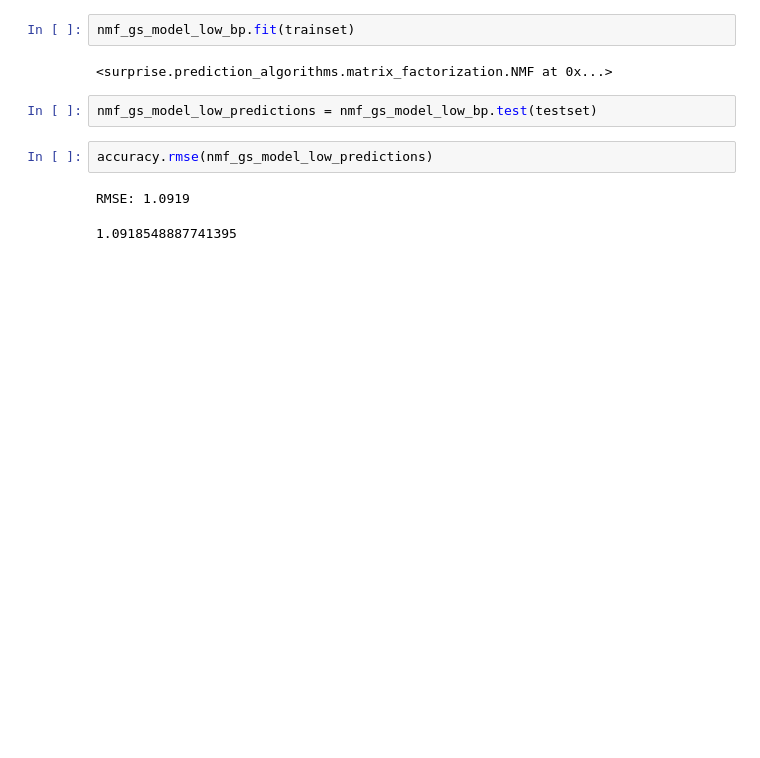
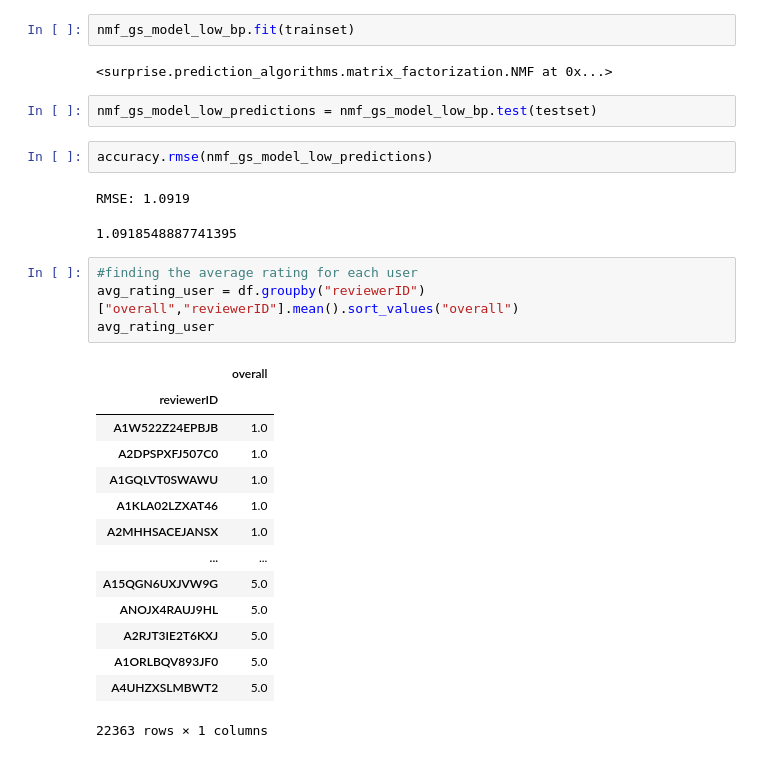
Before and after one commit to zander1268/Recommendation-Systems, a Jupyter notebook: meg_notebook.ipynb, the cells around one changed output. Drawn from its saved outputs; the diff is of its cells as text; blank space fills up the shorter version.

```diff
--- a/meg_notebook.ipynb
+++ b/meg_notebook.ipynb
@@ -436,3 +438,22 @@ accuracy.rmse(nmf_gs_model_low_predictions)
 # %% [output]
 RMSE: 1.0919
 1.0918548887741395
+# %%
+#finding the average rating for each user
+avg_rating_user = df.groupby("reviewerID")["overall","reviewerID"].mean().sort_values("overall")
+avg_rating_user
+# %% [output]
+|  | overall |
+| reviewerID |  |
+| A1W522Z24EPBJB | 1.0 |
+| A2DPSPXFJ507C0 | 1.0 |
+| A1GQLVT0SWAWU | 1.0 |
+| A1KLA02LZXAT46 | 1.0 |
+| A2MHHSACEJANSX | 1.0 |
+| ... | ... |
+| A15QGN6UXJVW9G | 5.0 |
+| ANOJX4RAUJ9HL | 5.0 |
+| A2RJT3IE2T6KXJ | 5.0 |
+| A1ORLBQV893JF0 | 5.0 |
+| A4UHZXSLMBWT2 | 5.0 |
+22363 rows × 1 columns
```
Also changed, not shown: parts of 12 cells of this notebook.
